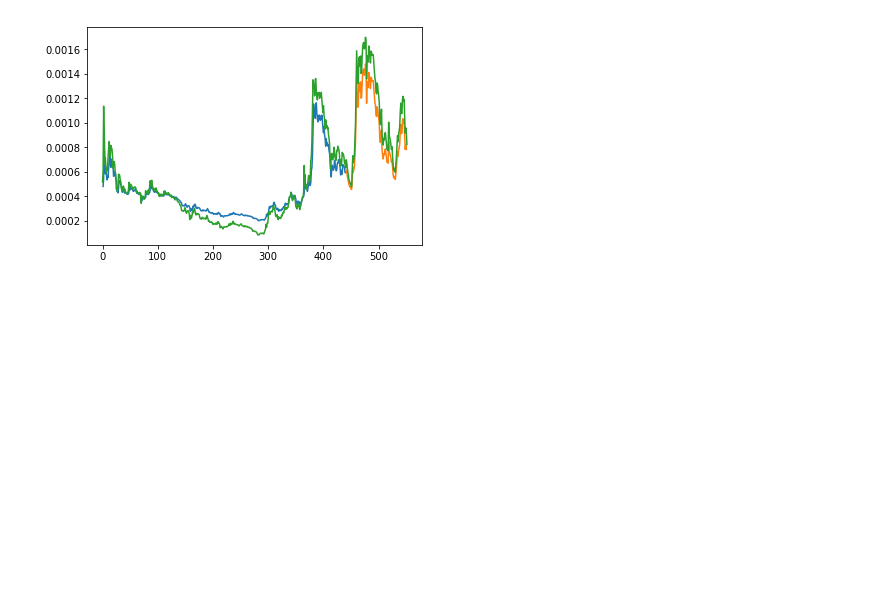
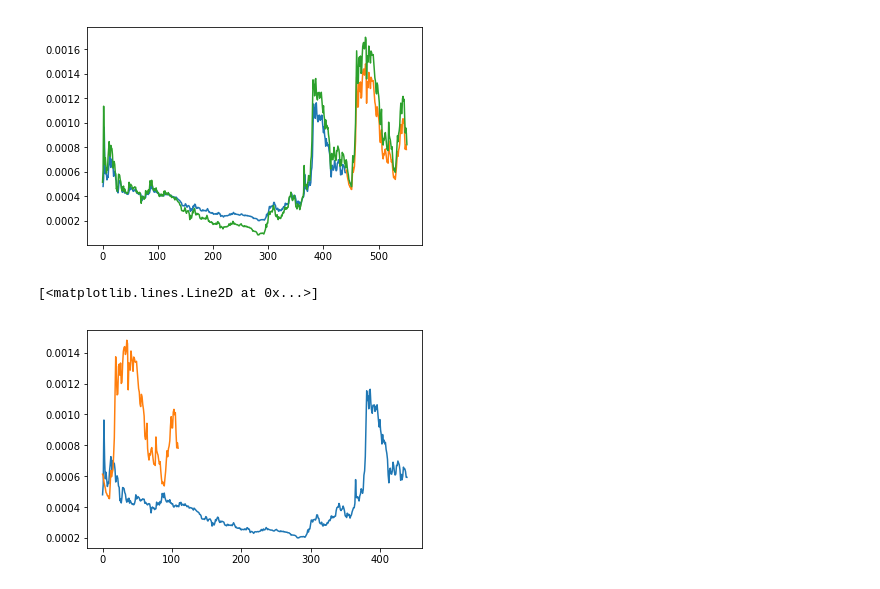
Before and after one commit to nrkfeller/CryptoAPI, a Jupyter notebook: experiments/modeltrainer.ipynb, the cells around one changed output. Saved outputs shown, nothing was run; the diff lists cells and outputs as text; code cells hidden in the pictures; blank space fills up the shorter version.

```diff
--- a/experiments/modeltrainer.ipynb
+++ b/experiments/modeltrainer.ipynb
@@ -114,3 +115,9 @@ plt.plot(scaler.inverse_transform(ds))
 plt.show()
 # %% [output]
 [figure]
+# %%
+plt.plot(trainPredict)
+plt.plot(testPredict)
+# %% [output]
+[<matplotlib.lines.Line2D at 0x...>]
+[figure, added]
```
Also changed, not shown: parts of 3 cells of this notebook, 15 other files.
